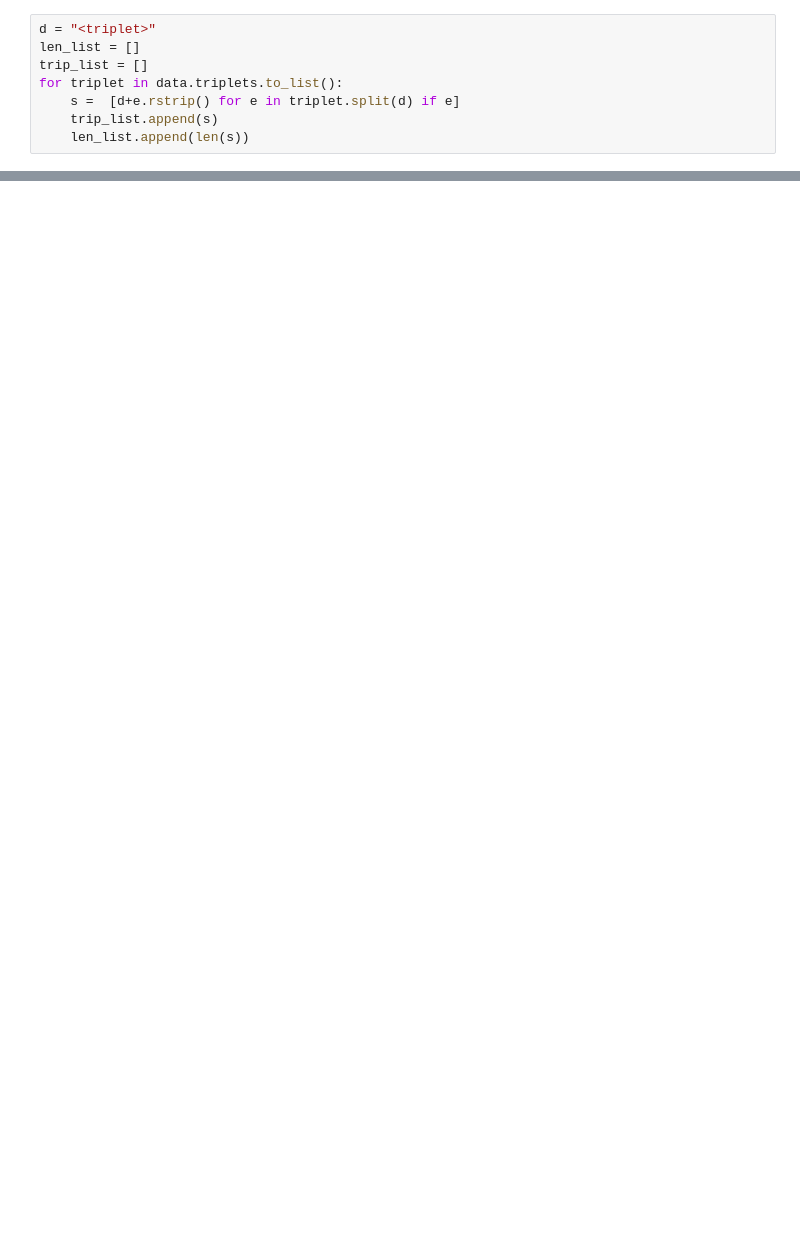
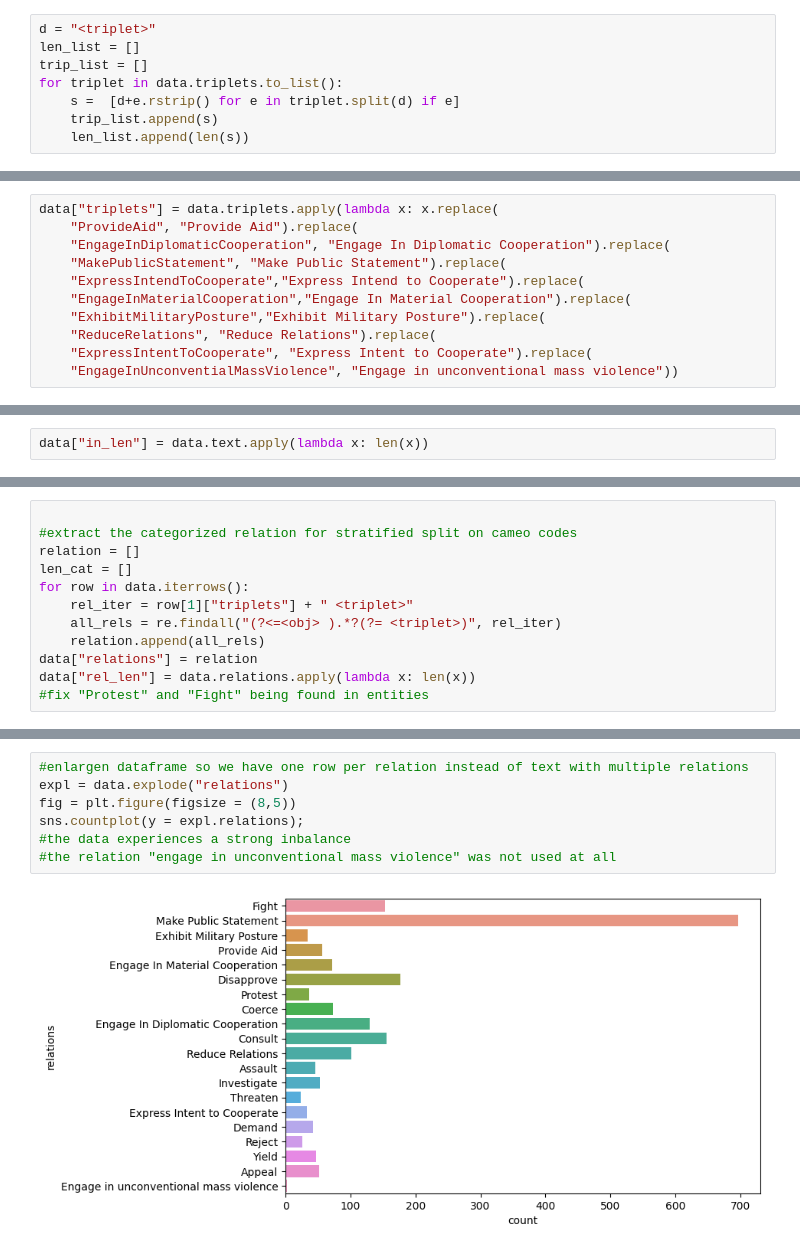
Before and after one commit to valentinwerner1/Thesis_RelationExtraction_PoliticsNews, a Jupyter notebook: data_src/EDA_annotated.ipynb, the cells around one changed output, grey strips where cells are left out. Drawn from its saved outputs; the diff is of its cells as text; blank space fills up the shorter version.

```diff
--- a/data_src/EDA_annotated.ipynb
+++ b/data_src/EDA_annotated.ipynb
@@ -134,0 +129,11 @@ data[data.prop == True]
+# %%
+data["triplets"] = data.triplets.apply(lambda x: x.replace(
+    "ProvideAid", "Provide Aid").replace(
+    "EngageInDiplomaticCooperation", "Engage In Diplomatic Cooperation").replace(
+    "MakePublicStatement", "Make Public Statement").replace(
+    "ExpressIntendToCooperate","Express Intend to Cooperate").replace(
+    "EngageInMaterialCooperation","Engage In Material Cooperation").replace(
+    "ExhibitMilitaryPosture","Exhibit Military Posture").replace(
+    "ReduceRelations", "Reduce Relations").replace(
+    "ExpressIntentToCooperate", "Express Intent to Cooperate").replace(
+    "EngageInUnconventialMassViolence", "Engage in unconventional mass violence"))
@@ -134,0 +148,2 @@ data[data.prop == True]
+# %%
+data["in_len"] = data.text.apply(lambda x: len(x))
@@ -134,0 +153,12 @@ data[data.prop == True]
+# %%
+
+#extract the categorized relation for stratified split on cameo codes
+relation = []
+len_cat = []
+for row in data.iterrows():
+    rel_iter = row[1]["triplets"] + " <triplet>"
+    all_rels = re.findall("(?<=<obj> ).*?(?= <triplet>)", rel_iter)
+    relation.append(all_rels)
+data["relations"] = relation
+data["rel_len"] = data.relations.apply(lambda x: len(x))
+#fix "Protest" and "Fight" being found in entities
@@ -134,0 +189,9 @@ data[data.prop == True]
+# %%
+#enlargen dataframe so we have one row per relation instead of text with multiple relations
+expl = data.explode("relations")
+fig = plt.figure(figsize = (8,5))
+sns.countplot(y = expl.relations);
+#the data experiences a strong inbalance
+#the relation "engage in unconventional mass violence" was not used at all
+# %% [output]
+[figure, added]
```
Also changed, not shown: parts of 28 cells of this notebook, 10 other files.
